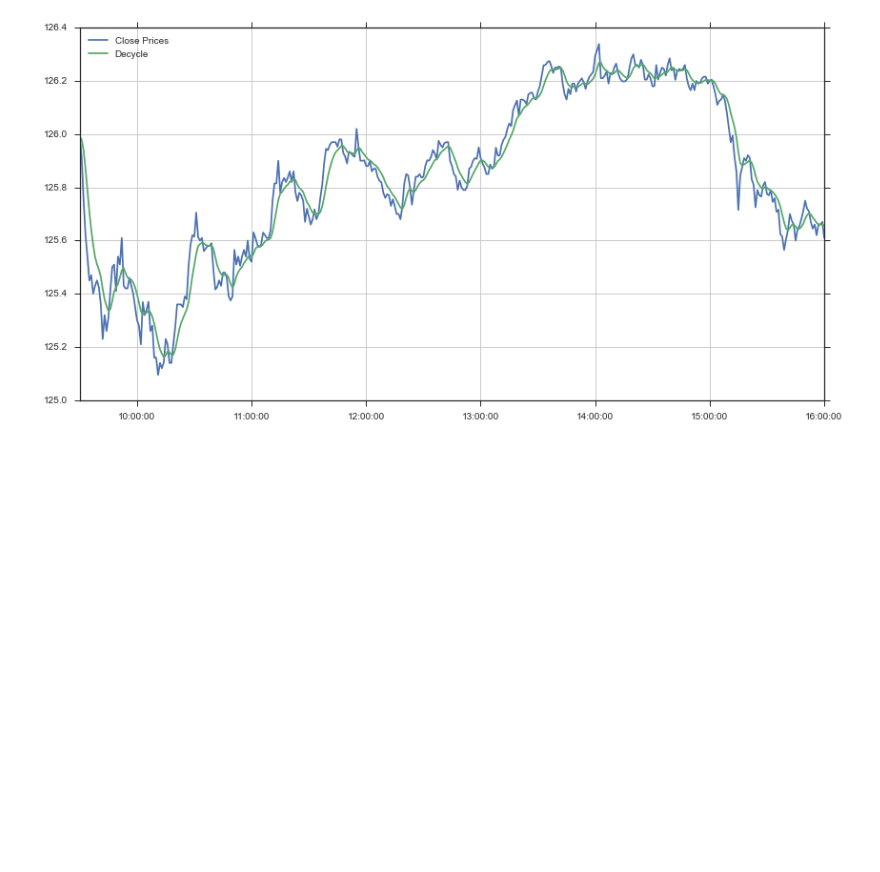
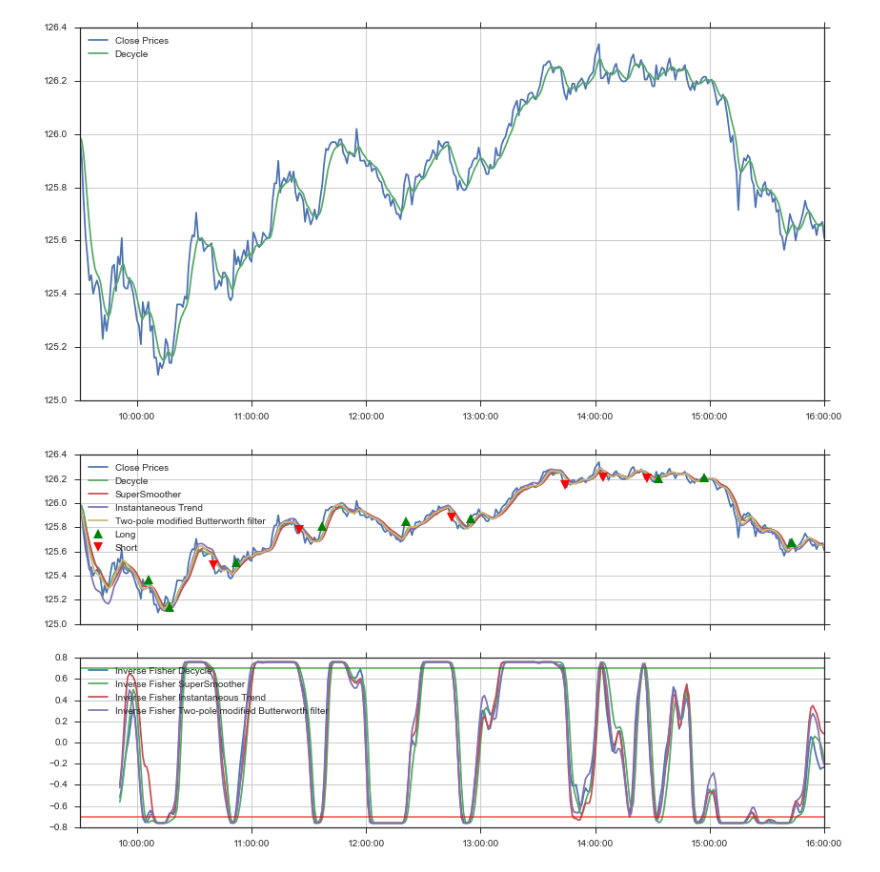
Before and after one commit to Jay-Jay-D/cybernetics_lectures, a Jupyter notebook: Testing_tools.ipynb, the cells around one changed output. Cells and saved outputs as stored; diff of their text form; code cells hidden in the pictures; blank space fills up the shorter version.

Commit message:
Inverse fisher added to Testing_tools

```diff
--- a/Testing_tools.ipynb
+++ b/Testing_tools.ipynb
@@ -60,7 +60,6 @@ short_signal = (df.Trend.shift() < df.Trigger.shift() - tol) & (df.Trend > df.Tr
 
 # This plot will contains two subplos sharing the x axis.
 fig, ax = plt.subplots(2, sharex=True)
-time = df.index
 
 # The first subplot is the close price and the orders.
 ax[0].set_title('Prices', fontsize=16)
@@ -165,0 +178,49 @@ plt.grid()
+# %%
+df = pd.DataFrame(np.transpose(np.vstack((data.CLOSE, decycle, SS, IT, two_pole_BFilter))), index=data.index,
+                  columns=['Price', 'Decycle', 'SS', 'IT', 'TPBF'])
+df['IFD'] = fisher_inverse(df.Decycle, 20)    # Inverse Fisher Decycle
+df['IFSS'] = fisher_inverse(df.SS, 20)        # Inverse Fisher SuperSmoother
+df['IFIT'] = fisher_inverse(df.IT, 20)        # Inverse Fisher Instantaneous Trend
+df['IFTPBF'] = fisher_inverse(df.TPBF, 20)    # Inverse Fisher Two-pole modified Butterworth filter
+# %%
+def trigger_idx(pd_series, threshold, tol):
+    cond_1 = (pd_series.shift() < threshold) & (pd_series > threshold + tol)
+    cond_2 = (pd_series.shift() > threshold) & (pd_series < threshold - tol)
+
+    cond_3 = (pd_series.shift() < -threshold) & (pd_series > -threshold + tol)
+    cond_4 = (pd_series.shift() > -threshold) & (pd_series < -threshold - tol)
+    return list([cond_1, cond_2, cond_3, cond_4])
+# %%
+f, ax = plt.subplots(2, sharex=True)
+
+threshold = 0.7
+
+trigger = trigger_idx(df.IFD, threshold, tol)
+
+long_signal = trigger[2]
+short_signal = trigger[1]
+
+ax[0].plot(time, data.CLOSE, label='Close Prices')
+ax[0].plot(time, df.Decycle, label='Decycle')
+ax[0].plot(time, df.SS, label='SuperSmoother')
+ax[0].plot(time, df.IT, label='Instantaneous Trend')
+ax[0].plot(time, df.TPBF, label='Two-pole modified Butterworth filter')
+
+ax[0].plot(time[long_signal], df.Price[long_signal], linestyle='None', marker='^',
+           color='g', markersize=10, label='Long')
+ax[0].plot(time[short_signal], df.Price[short_signal], linestyle='None', marker='v',
+           color='r', markersize=10, label='Short')
+ax[0].legend(loc='upper left')
+ax[0].grid()
+
+ax[1].plot(time, df.IFD, label='Inverse Fisher Decycle')
+ax[1].plot(time, df.IFSS, label='Inverse Fisher SuperSmoother')
+ax[1].plot(time, df.IFIT, label='Inverse Fisher Instantaneous Trend')
+ax[1].plot(time, df.IFTPBF, label='Inverse Fisher Two-pole modified Butterworth filter ')
+ax[1].legend(loc='upper left')
+ax[1].axhline(y=threshold, color='green', alpha=0.6)
+ax[1].axhline(y=-threshold, color='red', alpha=0.6)
+ax[1].grid()
+plt.show()
+# %% [output]
+[figure, added]
```
Also changed, not shown: parts of 9 cells of this notebook, 1 other file.
